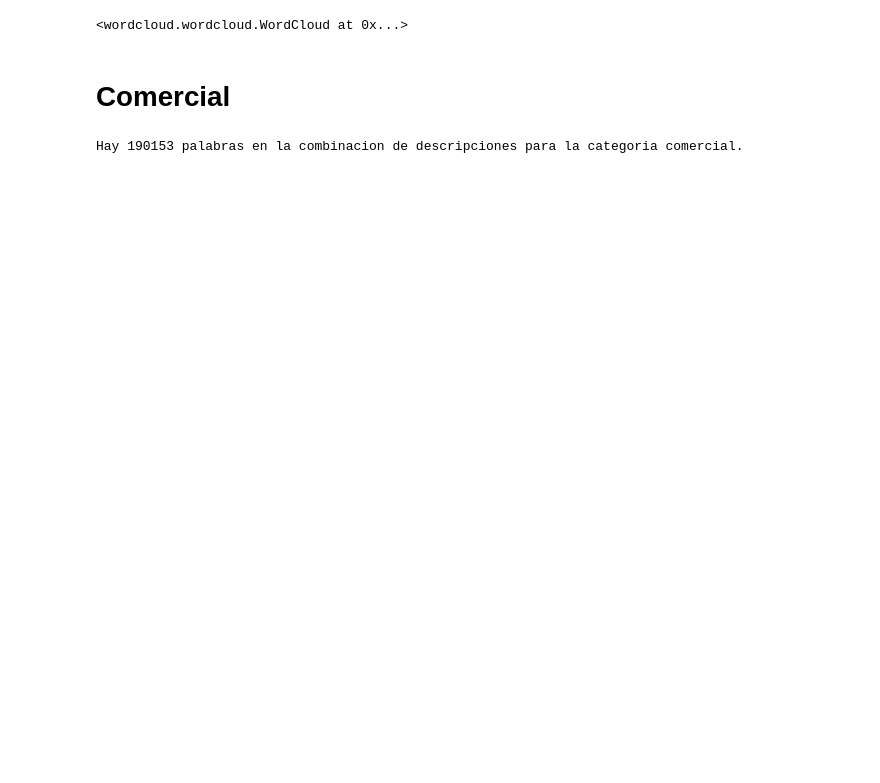
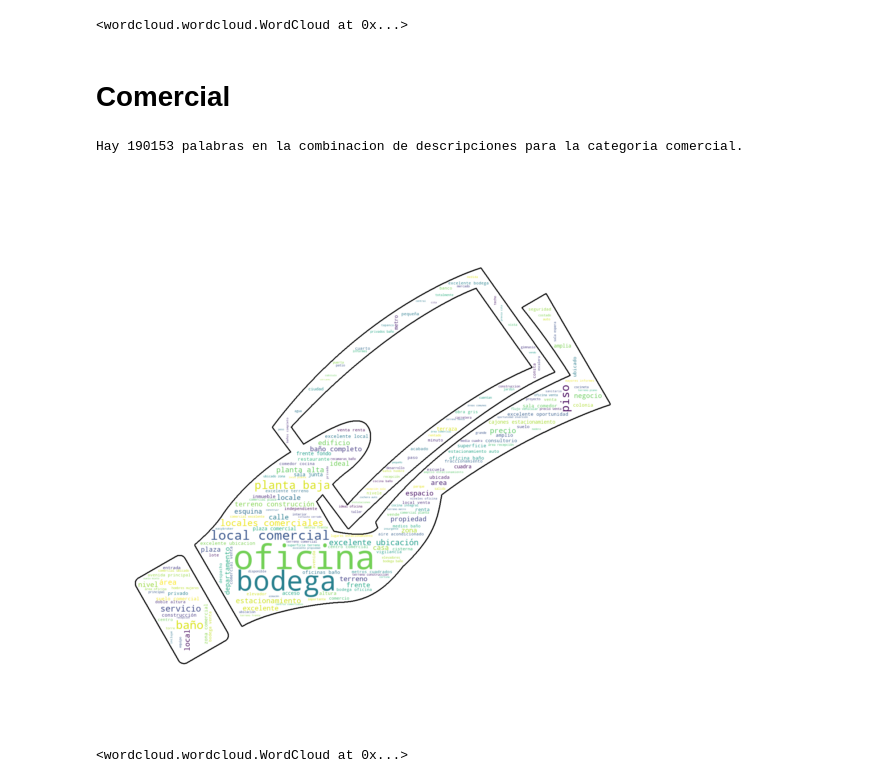
Before and after one commit to rozanecm/7506_2c2019_tp1, a Jupyter notebook: notebooks/Wordclouds.ipynb, the cells around one changed output. Saved outputs shown, nothing was run; the diff lists cells and outputs as text; code cells hidden in the pictures; blank space fills up the shorter version.

```diff
--- a/notebooks/Wordclouds.ipynb
+++ b/notebooks/Wordclouds.ipynb
@@ -120,3 +175,20 @@ print ("Hay {} palabras en la combinacion de descripciones para la categoria {}.
 Hay 190153 palabras en la combinacion de descripciones para la categoria comercial.
 # %%
 text_comercial = " ".join(word for word in comercial_text)
+# %%
+char_mask = np.array(Image.open("../notebooks/img/handPayIcon.jpg"))
+
+# Generate a word cloud image
+wordcloud_comercial = WordCloud(background_color="white", max_words=200, width=400, \
+                      height=400, mask=char_mask,contour_width=3, random_state=1).generate(text_comercial)
+
+# Display the generated image:
+# the matplotlib way:
+plt.figure(figsize=(12,10))
+plt.imshow(wordcloud_comercial, interpolation='bilinear')
+plt.axis("off")
+plt.show()
+wordcloud_comercial.to_file("../notebooks/img/wordcloudComercial2.png")
+# %% [output]
+[figure, added]
+<wordcloud.wordcloud.WordCloud at 0x...>
```
Also changed, not shown: parts of 18 cells of this notebook, 13 other files.
